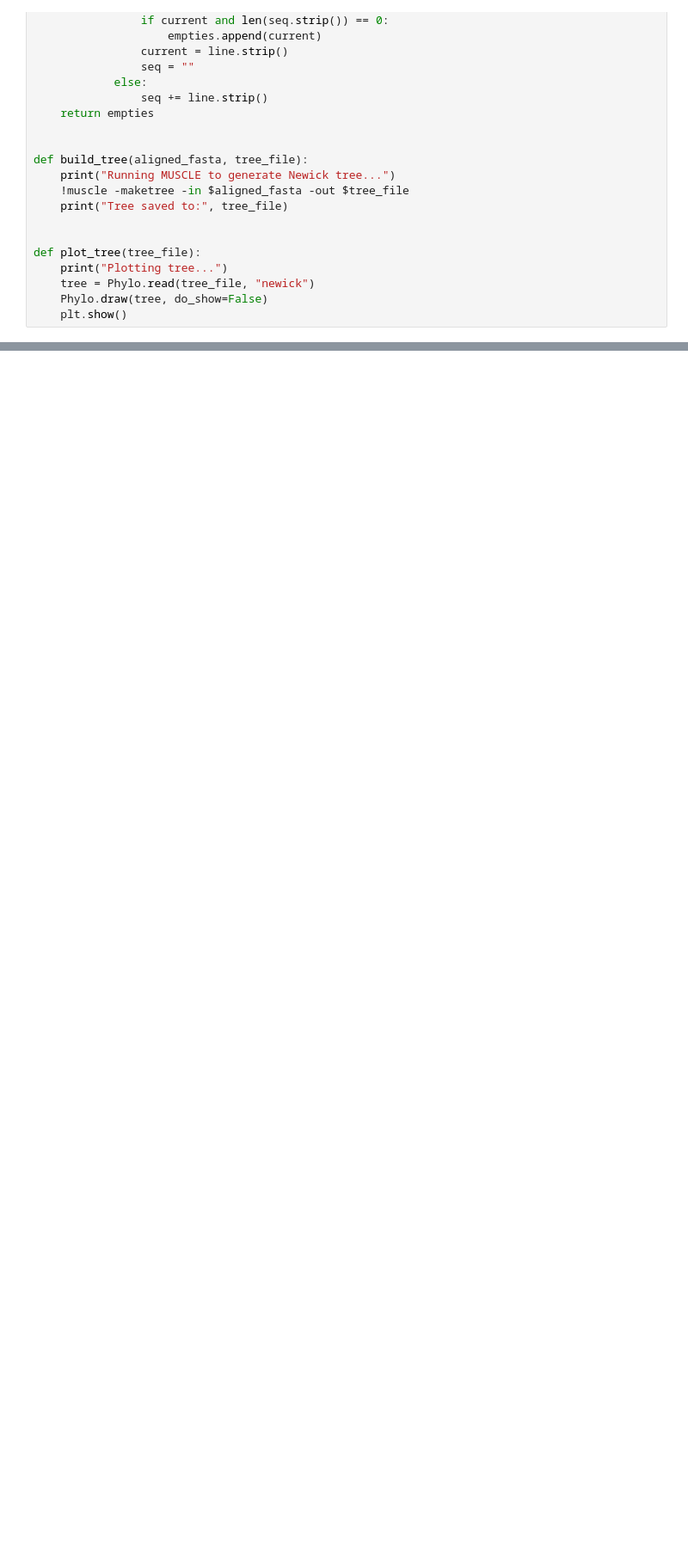
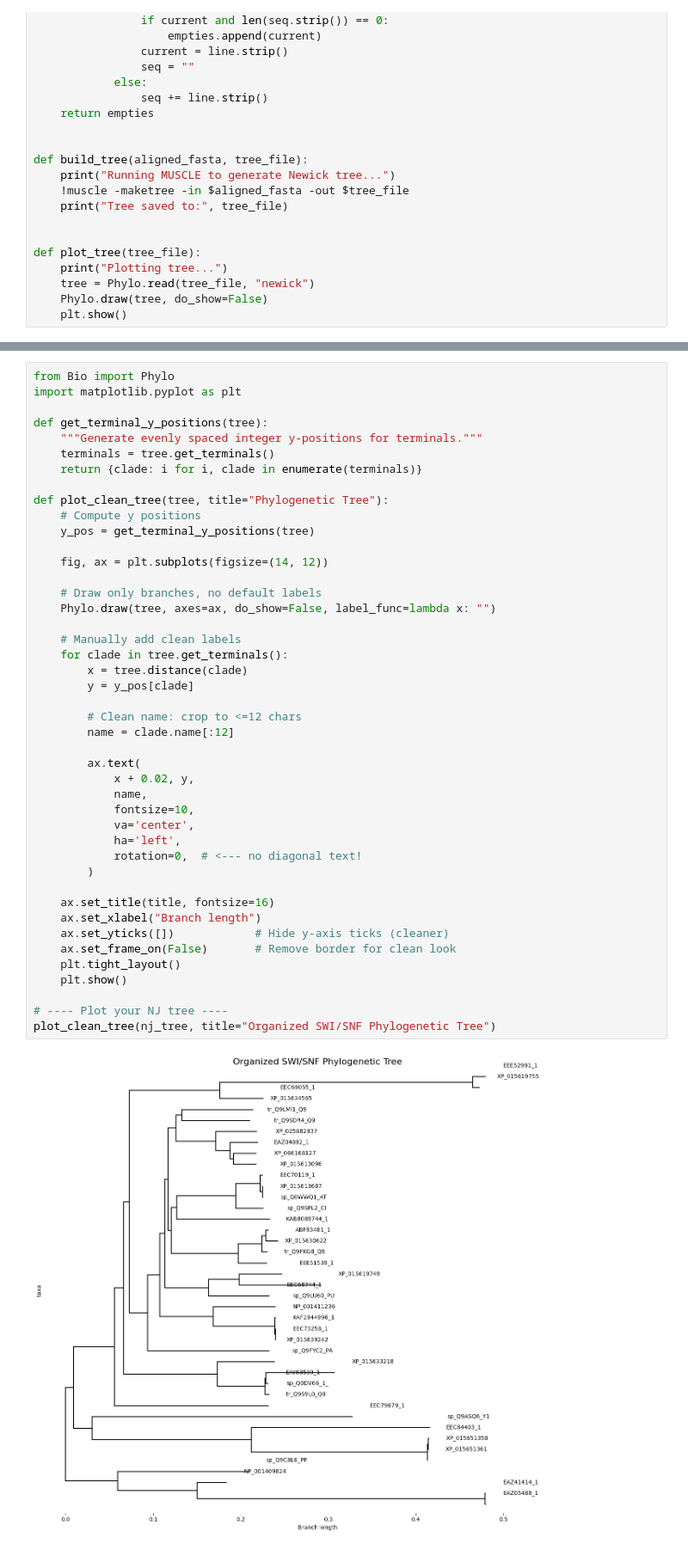
Before and after one commit to bfumia/beginning-bioinformatics, a Jupyter notebook: SWI_SNF_Chromatin_Conservation.ipynb, the cells around one changed output, grey strips where cells are left out. Shown: that part at 86% size. Saved outputs shown, nothing was run; the diff lists cells and outputs as text; blank space fills up the shorter version.

```diff
--- a/SWI_SNF_Chromatin_Conservation.ipynb
+++ b/SWI_SNF_Chromatin_Conservation.ipynb
@@ -292,0 +357,46 @@ def plot_tree(tree_file):
+# %%
+from Bio import Phylo
+import matplotlib.pyplot as plt
+
+def get_terminal_y_positions(tree):
+    """Generate evenly spaced integer y-positions for terminals."""
+    terminals = tree.get_terminals()
+    return {clade: i for i, clade in enumerate(terminals)}
+
+def plot_clean_tree(tree, title="Phylogenetic Tree"):
+    # Compute y positions
+    y_pos = get_terminal_y_positions(tree)
+
+    fig, ax = plt.subplots(figsize=(14, 12))
+
+    # Draw only branches, no default labels
+    Phylo.draw(tree, axes=ax, do_show=False, label_func=lambda x: "")
+
+    # Manually add clean labels
+    for clade in tree.get_terminals():
+        x = tree.distance(clade)
+        y = y_pos[clade]
+
+        # Clean name: crop to <=12 chars
+        name = clade.name[:12]
+
+        ax.text(
+            x + 0.02, y,
+            name,
+            fontsize=10,
+            va='center',
+            ha='left',
+            rotation=0,  # <--- no diagonal text!
+        )
+
+    ax.set_title(title, fontsize=16)
+    ax.set_xlabel("Branch length")
+    ax.set_yticks([])            # Hide y-axis ticks (cleaner)
+    ax.set_frame_on(False)       # Remove border for clean look
+    plt.tight_layout()
+    plt.show()
+
+# ---- Plot your NJ tree ----
+plot_clean_tree(nj_tree, title="Organized SWI/SNF Phylogenetic Tree")
+# %% [output]
+[figure, added]
```
Also changed, not shown: parts of 2 cells of this notebook.
